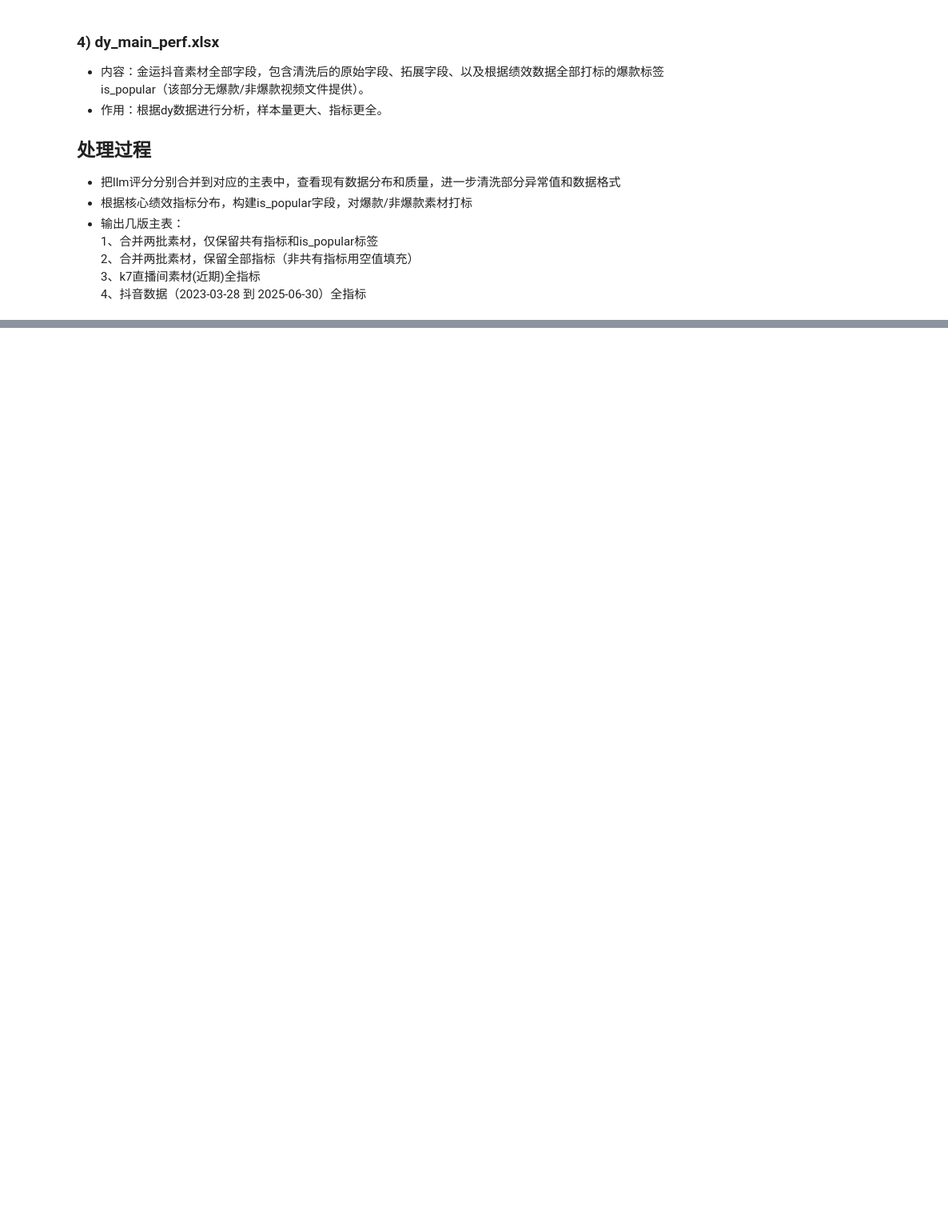
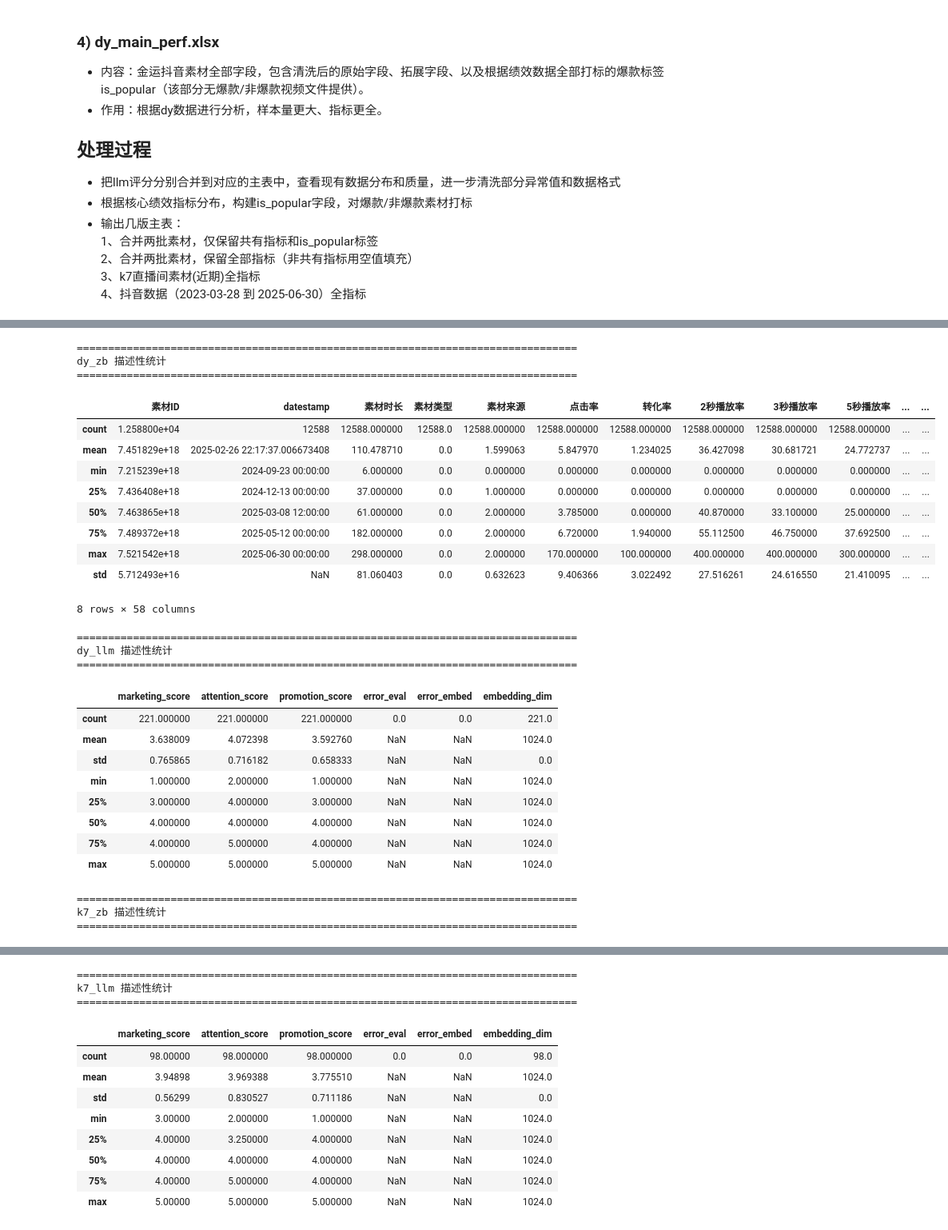
Before and after one commit to leah374/KINYO_Project, a Jupyter notebook: Analysis/Week2_Task2.ipynb, the cells around one changed output, grey strips where cells are left out. Shown at 80% size. Drawn from its saved outputs; the diff is of its cells as text; code cells hidden in the pictures; blank space fills up the shorter version.

```diff
--- a/Analysis/Week2_Task2.ipynb
+++ b/Analysis/Week2_Task2.ipynb
@@ -110,0 +33,68 @@ embedding_dim     98.0  1024.000000  0.000000  1024.0  1024.00  1024.0  1024.0
+# %%
+import pandas as pd
+import os
+pd.set_option('display.max_colwidth', None)
+pd.set_option('display.width', None)
+# %%
+#预处理后数据 from Kai
+dy_source_path_zb = os.path.join('../', 'Processed_Data', 'dy_daily_perf_with_mv_match.xlsx')              # 抖音数据主表
+dy_source_path_llm = os.path.join('../', 'Processed_Data', 'dy_meaningful_titles_analysis_result.xlsx')    # 抖音数据LLM分析结果表
+k7_source_path_zb = os.path.join('../', 'Processed_Data', 'k7_material_desc_with_mv_match.xlsx')           # K7素材数据主表
+k7_source_path_llm = os.path.join('../', 'Processed_Data', 'k7_meaningful_titles_analysis_result.xlsx')    # K7素材数据LLM分析结果表
+
+#读取为dataframe
+dy_zb_df = pd.read_excel(dy_source_path_zb)
+dy_llm_df = pd.read_excel(dy_source_path_llm)
+k7_zb_df = pd.read_excel(k7_source_path_zb)
+k7_llm_df = pd.read_excel(k7_source_path_llm)
+
+# ===================== 描述性统计 =====================
+print("\n" + "="*80)
+print("dy_zb 描述性统计")
+print("="*80)
+display(dy_zb_df.describe())
+
+
+print("\n" + "="*80)
+print("dy_llm 描述性统计")
+print("="*80)
+display(dy_llm_df.describe())
+
+print("\n" + "="*80)
+print("k7_zb 描述性统计")
+print("="*80)
+display(k7_zb_df.describe())
+
+print("\n" + "="*80)
+print("k7_llm 描述性统计")
+print("="*80)
+display(k7_llm_df.describe())
+# %% [output]
+================================================================================
+dy_zb 描述性统计
+================================================================================
+|  | 素材ID | datestamp | 素材时长 | 素材类型 | 素材来源 | 点击率 | 转化率 | 2秒播放率 | 3秒播放率 | 5秒播放率 | ... | ... |
+| count | 1.258800e+04 | 12588 | 12588.000000 | 12588.0 | 12588.000000 | 12588.000000 | 12588.000000 | 12588.000000 | 12588.000000 | 12588.000000 | ... | ... |
+| mean | 7.451829e+18 | 2025-02-26 22:17:37.006673408 | 110.478710 | 0.0 | 1.599063 | 5.847970 | 1.234025 | 36.427098 | 30.681721 | 24.772737 | ... | ... |
+| min | 7.215239e+18 | 2024-09-23 00:00:00 | 6.000000 | 0.0 | 0.000000 | 0.000000 | 0.000000 | 0.000000 | 0.000000 | 0.000000 | ... | ... |
+| 25% | 7.436408e+18 | 2024-12-13 00:00:00 | 37.000000 | 0.0 | 1.000000 | 0.000000 | 0.000000 | 0.000000 | 0.000000 | 0.000000 | ... | ... |
+| 50% | 7.463865e+18 | 2025-03-08 12:00:00 | 61.000000 | 0.0 | 2.000000 | 3.785000 | 0.000000 | 40.870000 | 33.100000 | 25.000000 | ... | ... |
+| 75% | 7.489372e+18 | 2025-05-12 00:00:00 | 182.000000 | 0.0 | 2.000000 | 6.720000 | 1.940000 | 55.112500 | 46.750000 | 37.692500 | ... | ... |
+| max | 7.521542e+18 | 2025-06-30 00:00:00 | 298.000000 | 0.0 | 2.000000 | 170.000000 | 100.000000 | 400.000000 | 400.000000 | 300.000000 | ... | ... |
+| std | 5.712493e+16 | NaN | 81.060403 | 0.0 | 0.632623 | 9.406366 | 3.022492 | 27.516261 | 24.616550 | 21.410095 | ... | ... |
+8 rows × 58 columns
+================================================================================
+dy_llm 描述性统计
+================================================================================
+|  | marketing_score | attention_score | promotion_score | error_eval | error_embed | embedding_dim |
+| count | 221.000000 | 221.000000 | 221.000000 | 0.0 | 0.0 | 221.0 |
+| mean | 3.638009 | 4.072398 | 3.592760 | NaN | NaN | 1024.0 |
+| std | 0.765865 | 0.716182 | 0.658333 | NaN | NaN | 0.0 |
+| min | 1.000000 | 2.000000 | 1.000000 | NaN | NaN | 1024.0 |
+| 25% | 3.000000 | 4.000000 | 3.000000 | NaN | NaN | 1024.0 |
+| 50% | 4.000000 | 4.000000 | 4.000000 | NaN | NaN | 1024.0 |
+| 75% | 4.000000 | 5.000000 | 4.000000 | NaN | NaN | 1024.0 |
+| max | 5.000000 | 5.000000 | 5.000000 | NaN | NaN | 1024.0 |
+================================================================================
+k7_zb 描述性统计
+================================================================================
@@ -111,3 +110,15 @@ embedding_dim     98.0  1024.000000  0.000000  1024.0  1024.00  1024.0  1024.0
+================================================================================
+k7_llm 描述性统计
+================================================================================
+|  | marketing_score | attention_score | promotion_score | error_eval | error_embed | embedding_dim |
+| count | 98.00000 | 98.000000 | 98.000000 | 0.0 | 0.0 | 98.0 |
+| mean | 3.94898 | 3.969388 | 3.775510 | NaN | NaN | 1024.0 |
+| std | 0.56299 | 0.830527 | 0.711186 | NaN | NaN | 0.0 |
+| min | 3.00000 | 2.000000 | 1.000000 | NaN | NaN | 1024.0 |
+| 25% | 4.00000 | 3.250000 | 4.000000 | NaN | NaN | 1024.0 |
+| 50% | 4.00000 | 4.000000 | 4.000000 | NaN | NaN | 1024.0 |
+| 75% | 4.00000 | 5.000000 | 4.000000 | NaN | NaN | 1024.0 |
+| max | 5.00000 | 5.000000 | 5.000000 | NaN | NaN | 1024.0 |
 # %% [markdown]
 # 一、现有数据预处理
 
```
Also changed, not shown: parts of 2 cells of this notebook, 1 other file.
